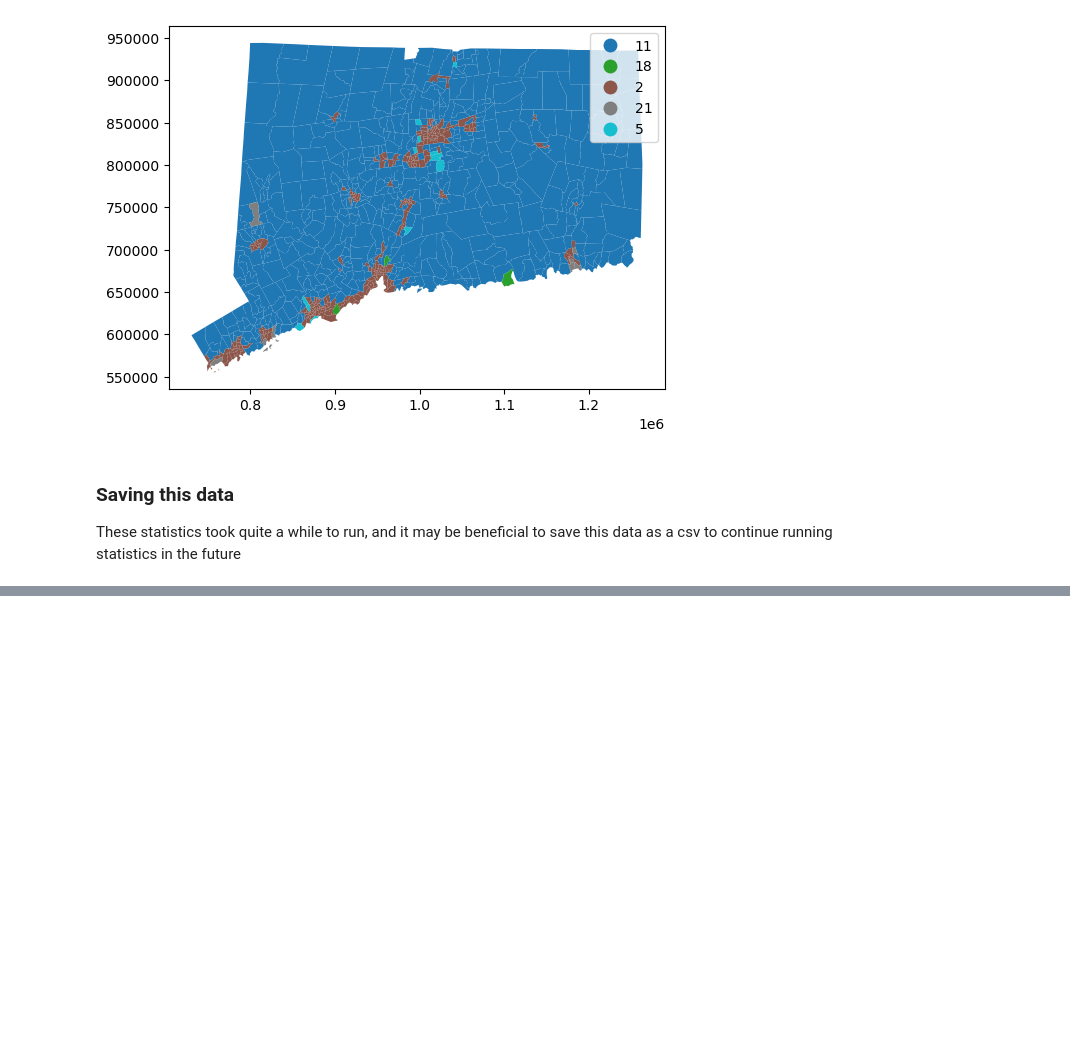
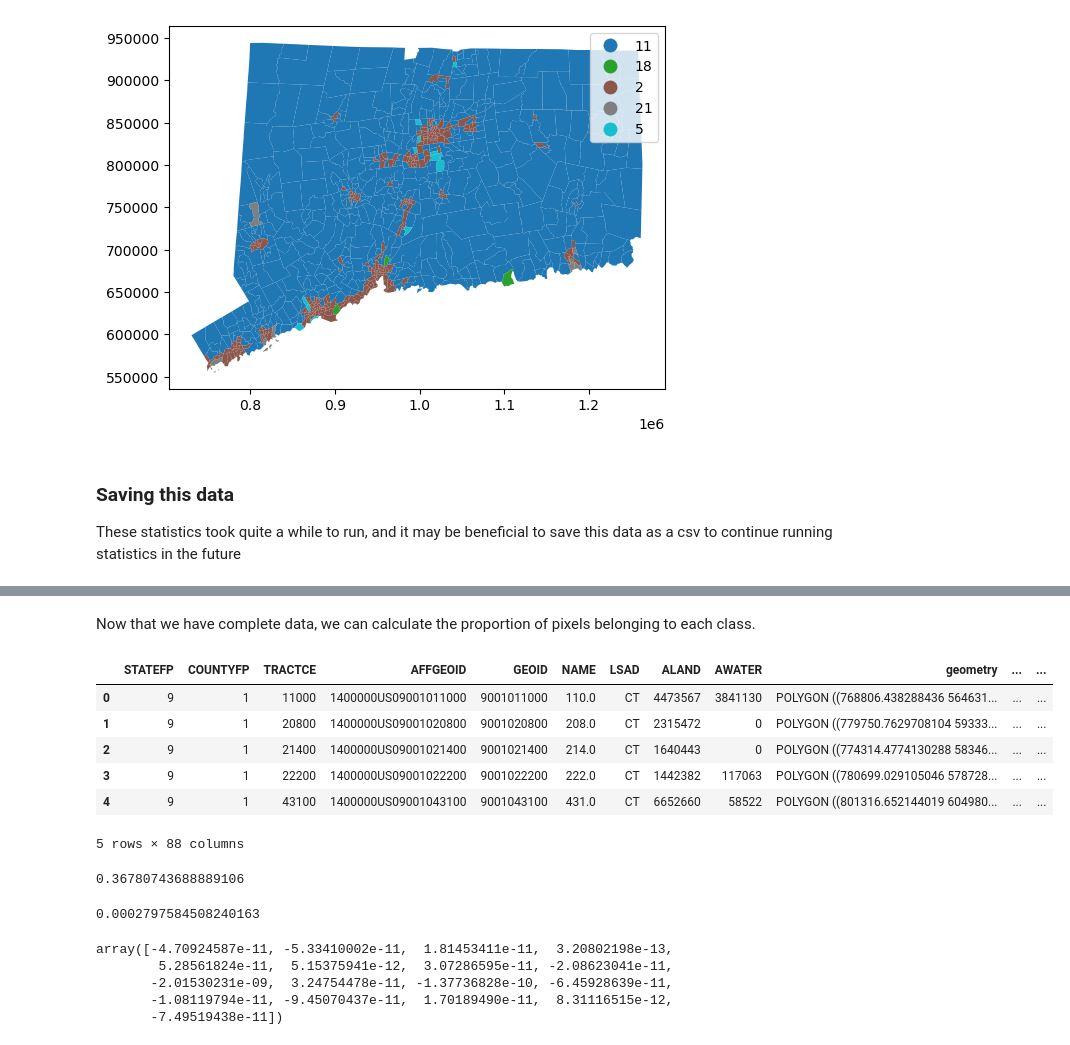
Before and after one commit to Liam-W-Smith/csci-0451-final-project, a Jupyter notebook: code/final_project.ipynb, the cells around one changed output, grey strips where cells are left out. Cells and saved outputs as stored; diff of their text form; code cells hidden in the pictures; blank space fills up the shorter version.

```diff
--- a/code/final_project.ipynb
+++ b/code/final_project.ipynb
@@ -172,0 +209,19 @@ combined_df.to_csv('combined_data.csv', index=False)
+# %% [markdown]
+Now that we have complete data, we can calculate the proportion of pixels belonging to each class.
+# %%
+# Calculate total number of pixels in each tract
+data["sum"] = data.iloc[:,68:-1].sum(axis = 1)
+
+# Calculate proportion of pixels belonging to each class
+data.iloc[:,68:-2] = data.iloc[:,68:-2].div(data['sum'], axis=0)
+
+# View data
+data.head()
+# %% [output]
+|  | STATEFP | COUNTYFP | TRACTCE | AFFGEOID | GEOID | NAME | LSAD | ALAND | AWATER | geometry | ... | ... |
+| 0 | 9 | 1 | 11000 | 1400000US09001011000 | 9001011000 | 110.0 | CT | 4473567 | 3841130 | POLYGON ((768806.438288436 564631... | ... | ... |
+| 1 | 9 | 1 | 20800 | 1400000US09001020800 | 9001020800 | 208.0 | CT | 2315472 | 0 | POLYGON ((779750.7629708104 59333... | ... | ... |
+| 2 | 9 | 1 | 21400 | 1400000US09001021400 | 9001021400 | 214.0 | CT | 1640443 | 0 | POLYGON ((774314.4774130288 58346... | ... | ... |
+| 3 | 9 | 1 | 22200 | 1400000US09001022200 | 9001022200 | 222.0 | CT | 1442382 | 117063 | POLYGON ((780699.029105046 578728... | ... | ... |
+| 4 | 9 | 1 | 43100 | 1400000US09001043100 | 9001043100 | 431.0 | CT | 6652660 | 58522 | POLYGON ((801316.652144019 604980... | ... | ... |
+5 rows × 88 columns
@@ -172,0 +240,19 @@ combined_df.to_csv('combined_data.csv', index=False)
+# %%
+# R^2 value
+m.score(X, y)
+# %% [output]
+0.36780743688889106
+# %%
+# Y-intercept
+m.intercept_
+# %% [output]
+0.0002797584508240163
+# %%
+# Variable coefficients
+m.coef_
+# %% [output]
+array([-4.70924587e-11, -5.33410002e-11,  1.81453411e-11,  3.20802198e-13,
+        5.28561824e-11,  5.15375941e-12,  3.07286595e-11, -2.08623041e-11,
+       -2.01530231e-09,  3.24754478e-11, -1.37736828e-10, -6.45928639e-11,
+       -1.08119794e-11, -9.45070437e-11,  1.70189490e-11,  8.31116515e-12,
+       -7.49519438e-11])
```
Also changed, not shown: parts of 13 cells of this notebook, 2 other files.
